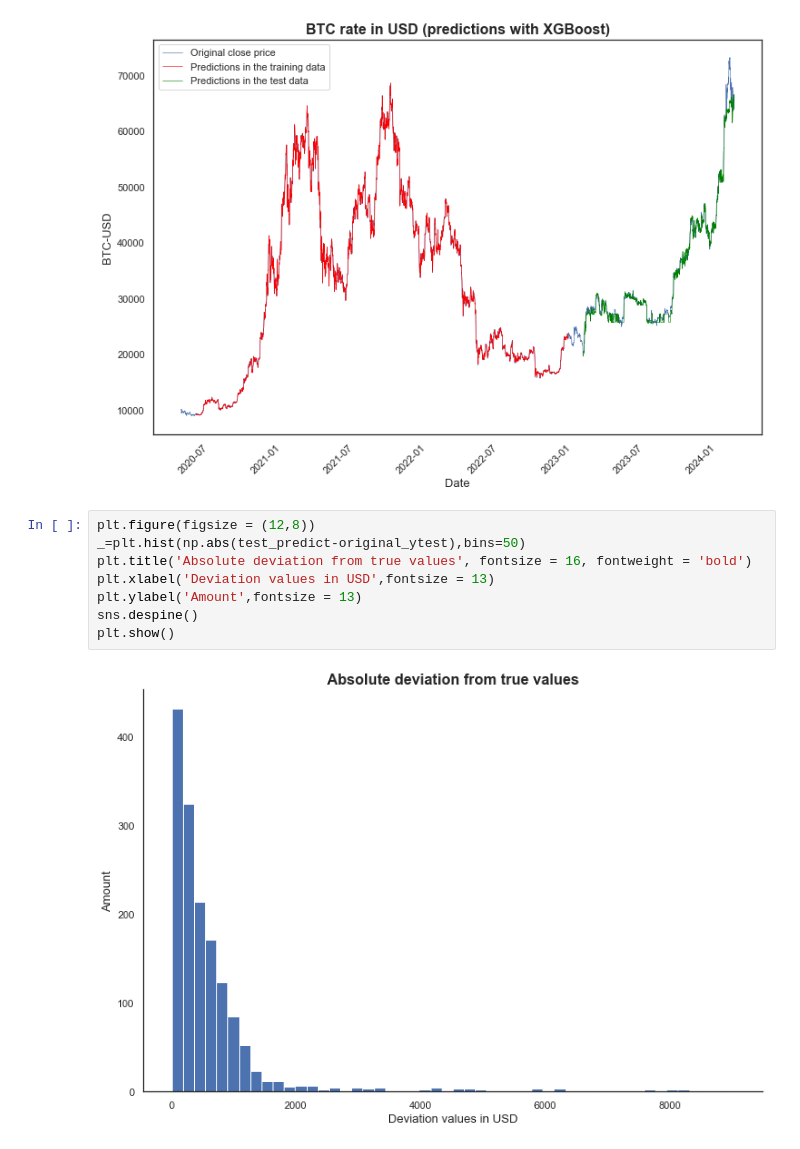
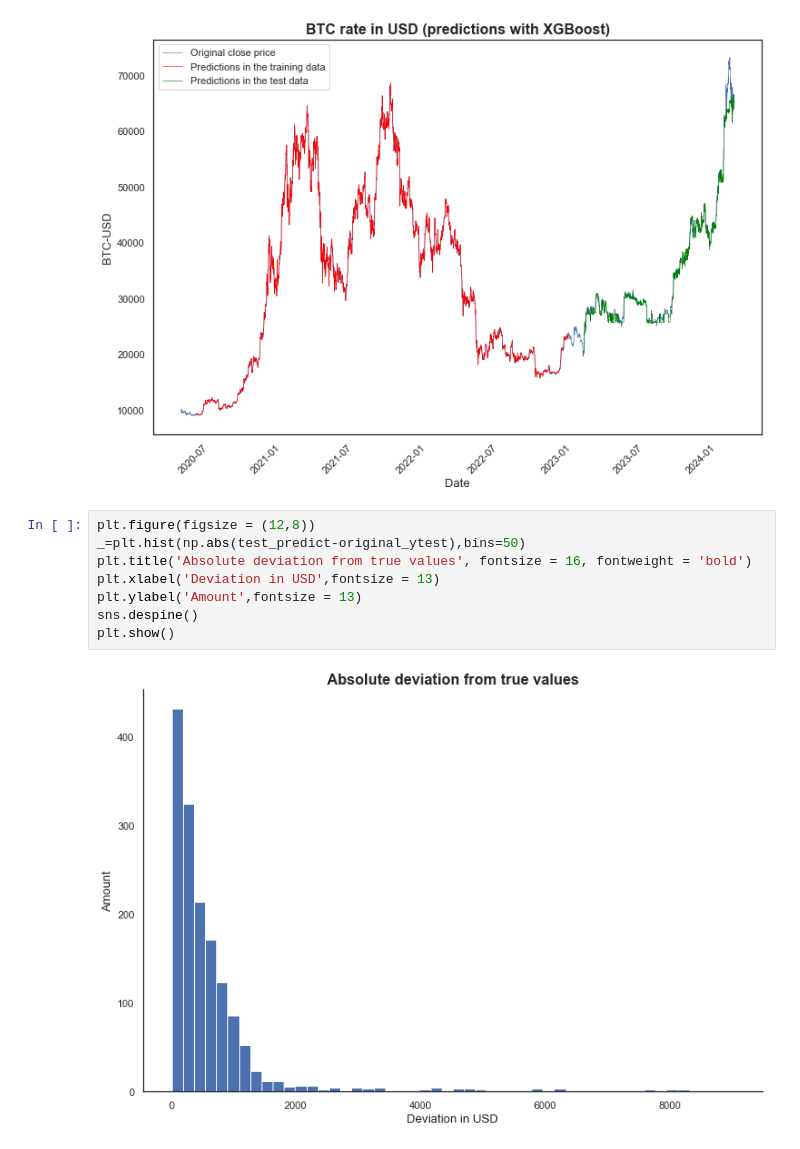
Before and after one commit to agoncharova/coin_insights, a Jupyter notebook: cryptocurrency.ipynb, the cells around one changed output. Saved outputs shown, nothing was run; the diff lists cells and outputs as text.

```diff
--- a/cryptocurrency.ipynb
+++ b/cryptocurrency.ipynb
@@ -399,10 +411,10 @@ plt.show()
 # %%
 plt.figure(figsize = (12,8))
 _=plt.hist(np.abs(test_predict-original_ytest),bins=50)
 plt.title('Absolute deviation from true values', fontsize = 16, fontweight = 'bold')
-plt.xlabel('Deviation values in USD',fontsize = 13)
+plt.xlabel('Deviation in USD',fontsize = 13)
 plt.ylabel('Amount',fontsize = 13)
 sns.despine()
 plt.show()
 # %% [output]
-[figure, old version]
+[figure, new version]
```
Also changed, not shown: parts of 20 cells of this notebook.
